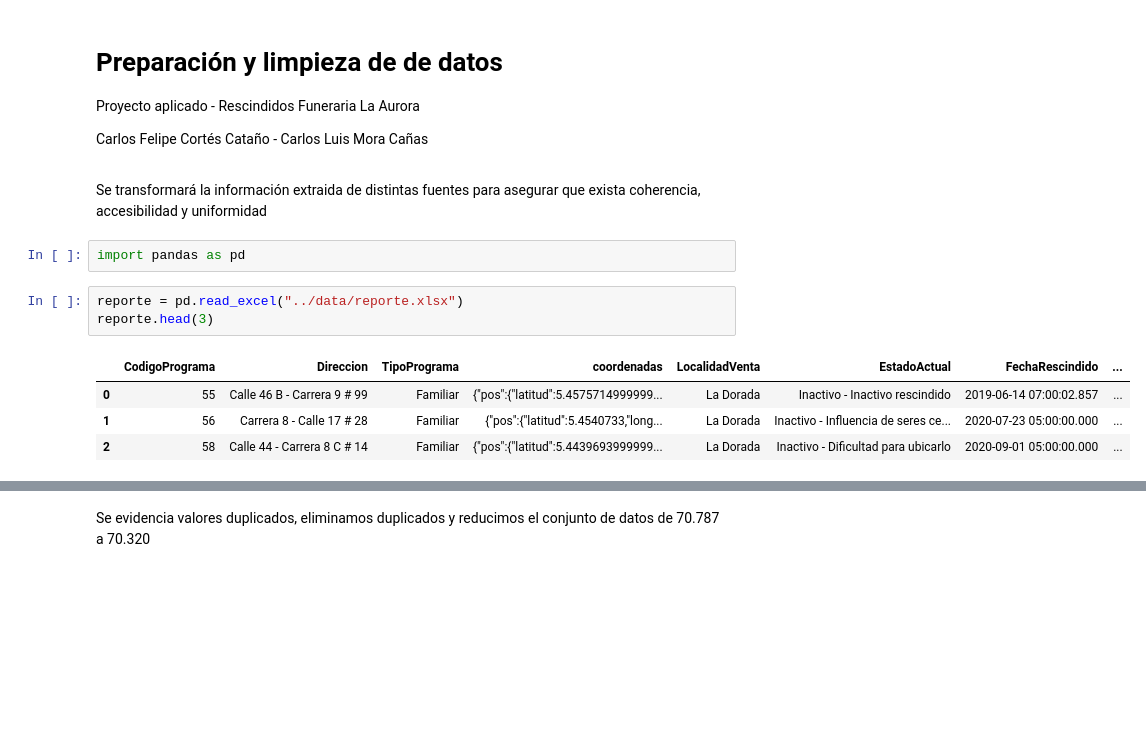
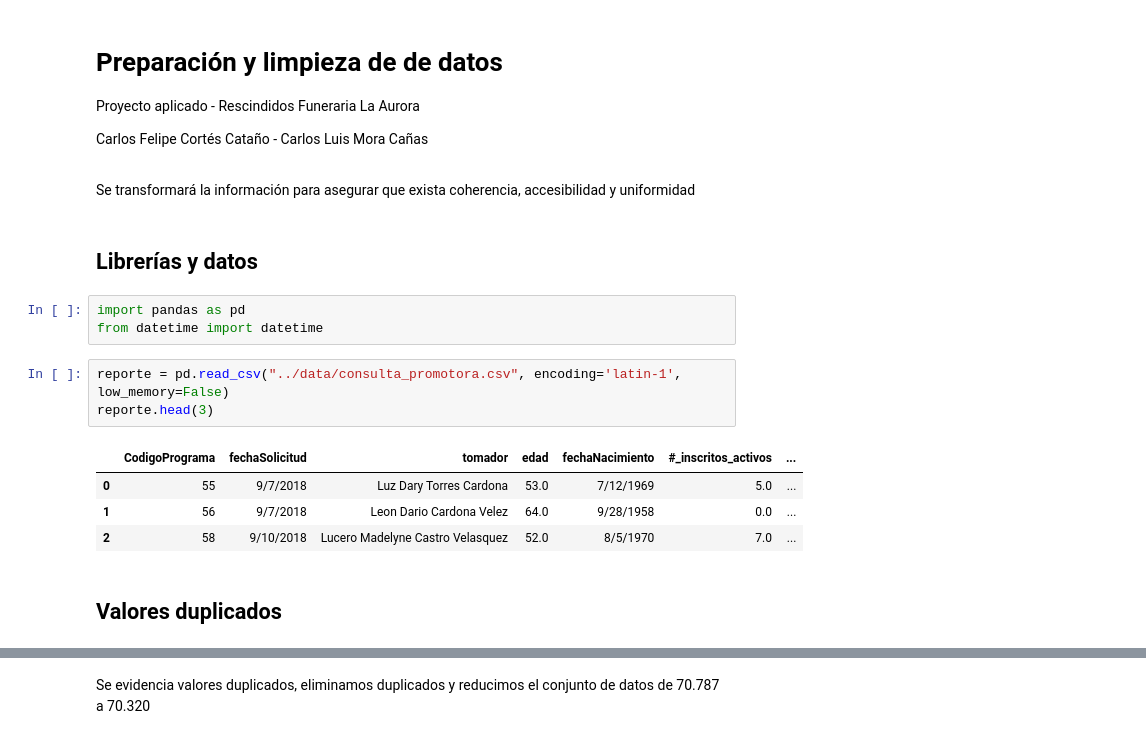
Before and after one commit to cfccfelipe/desercion, a Jupyter notebook: pipeline/preparacion.ipynb, the cells around one changed output, grey strips where cells are left out. Drawn from its saved outputs; the diff is of its cells as text; blank space fills up the shorter version.

Commit message:
entendimiento datos - primer consolidado

```diff
--- a/pipeline/preparacion.ipynb
+++ b/pipeline/preparacion.ipynb
@@ -3,14 +3,19 @@
 <p>Proyecto aplicado - Rescindidos Funeraria La Aurora</´p>
 <p>Carlos Felipe Cortés Cataño - Carlos Luis Mora Cañas </p>
 # %% [markdown]
-Se transformará la información extraida de distintas fuentes para asegurar que exista coherencia, accesibilidad y uniformidad
+Se transformará la información para asegurar que exista coherencia, accesibilidad y uniformidad
+# %% [markdown]
+## Librerías y datos
 # %%
 import pandas as pd
+from datetime import datetime
 # %%
-reporte = pd.read_excel("../data/reporte.xlsx")
+reporte = pd.read_csv("../data/consulta_promotora.csv", encoding='latin-1', low_memory=False)
 reporte.head(3)
 # %% [output]
-|  | CodigoPrograma | Direccion | TipoPrograma | coordenadas | LocalidadVenta | EstadoActual | FechaRescindido | ... |
-| 0 | 55 | Calle 46 B - Carrera 9 # 99 | Familiar | {"pos":{"latitud":5.4575714999999... | La Dorada | Inactivo - Inactivo rescindido | 2019-06-14 07:00:02.857 | ... |
-| 1 | 56 | Carrera 8 - Calle 17 # 28 | Familiar | {"pos":{"latitud":5.4540733,"long... | La Dorada | Inactivo - Influencia de seres ce... | 2020-07-23 05:00:00.000 | ... |
-| 2 | 58 | Calle 44 - Carrera 8 C # 14 | Familiar | {"pos":{"latitud":5.4439693999999... | La Dorada | Inactivo - Dificultad para ubicarlo | 2020-09-01 05:00:00.000 | ... |
+|  | CodigoPrograma | fechaSolicitud | tomador | edad | fechaNacimiento | #_inscritos_activos | ... |
+| 0 | 55 | 9/7/2018 | Luz Dary Torres Cardona | 53.0 | 7/12/1969 | 5.0 | ... |
+| 1 | 56 | 9/7/2018 | Leon Dario Cardona Velez | 64.0 | 9/28/1958 | 0.0 | ... |
+| 2 | 58 | 9/10/2018 | Lucero Madelyne Castro Velasquez | 52.0 | 8/5/1970 | 7.0 | ... |
+# %% [markdown]
+## Valores duplicados
```
Also changed, not shown: parts of 81 cells of this notebook, 3 other files.
